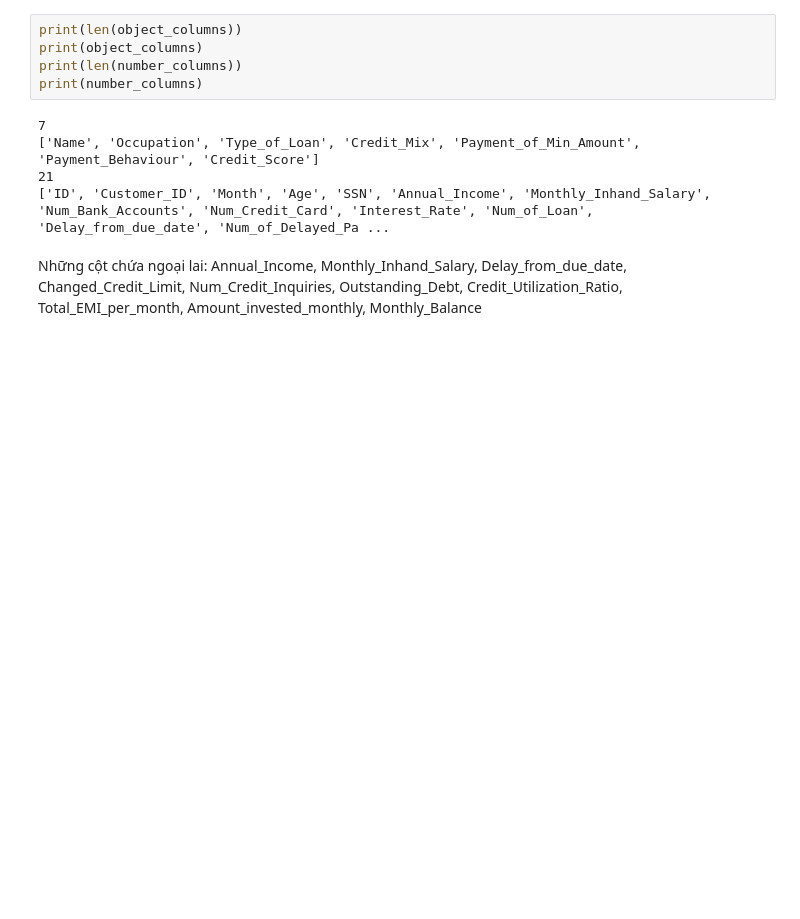
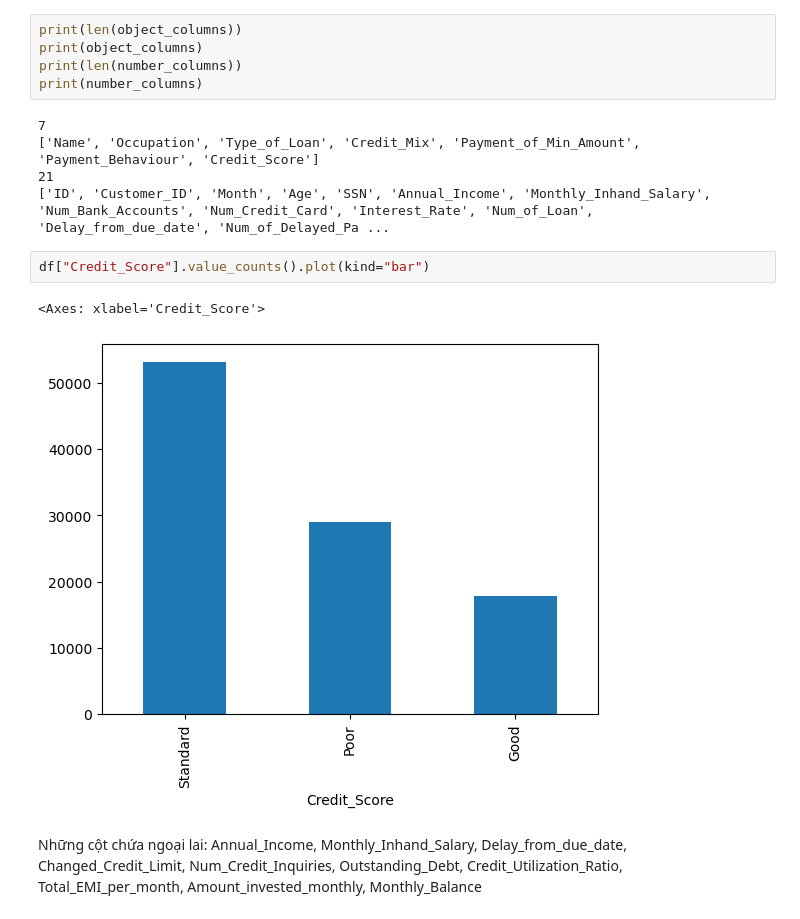
Before and after one commit to ThangQT2606/AI-ML-DL, a Jupyter notebook: banking.ipynb, the cells around one changed output. Cells and saved outputs as stored; diff of their text form; blank space fills up the shorter version.

```diff
--- a/banking.ipynb
+++ b/banking.ipynb
@@ -79,6 +79,11 @@ print(number_columns)
 ['Name', 'Occupation', 'Type_of_Loan', 'Credit_Mix', 'Payment_of_Min_Amount', 'Payment_Behaviour', 'Credit_Score']
 21
 ['ID', 'Customer_ID', 'Month', 'Age', 'SSN', 'Annual_Income', 'Monthly_Inhand_Salary', 'Num_Bank_Accounts', 'Num_Credit_Card', 'Interest_Rate', 'Num_of_Loan', 'Delay_from_due_date', 'Num_of_Delayed_Pa ...
+# %%
+df["Credit_Score"].value_counts().plot(kind="bar")
+# %% [output]
+<Axes: xlabel='Credit_Score'>
+[figure, added]
 # %% [markdown]
 Những cột chứa ngoại lai: Annual_Income, Monthly_Inhand_Salary, Delay_from_due_date,
 Changed_Credit_Limit, Num_Credit_Inquiries, Outstanding_Debt, Credit_Utilization_Ratio,
```
Also changed, not shown: parts of 24 cells of this notebook.
